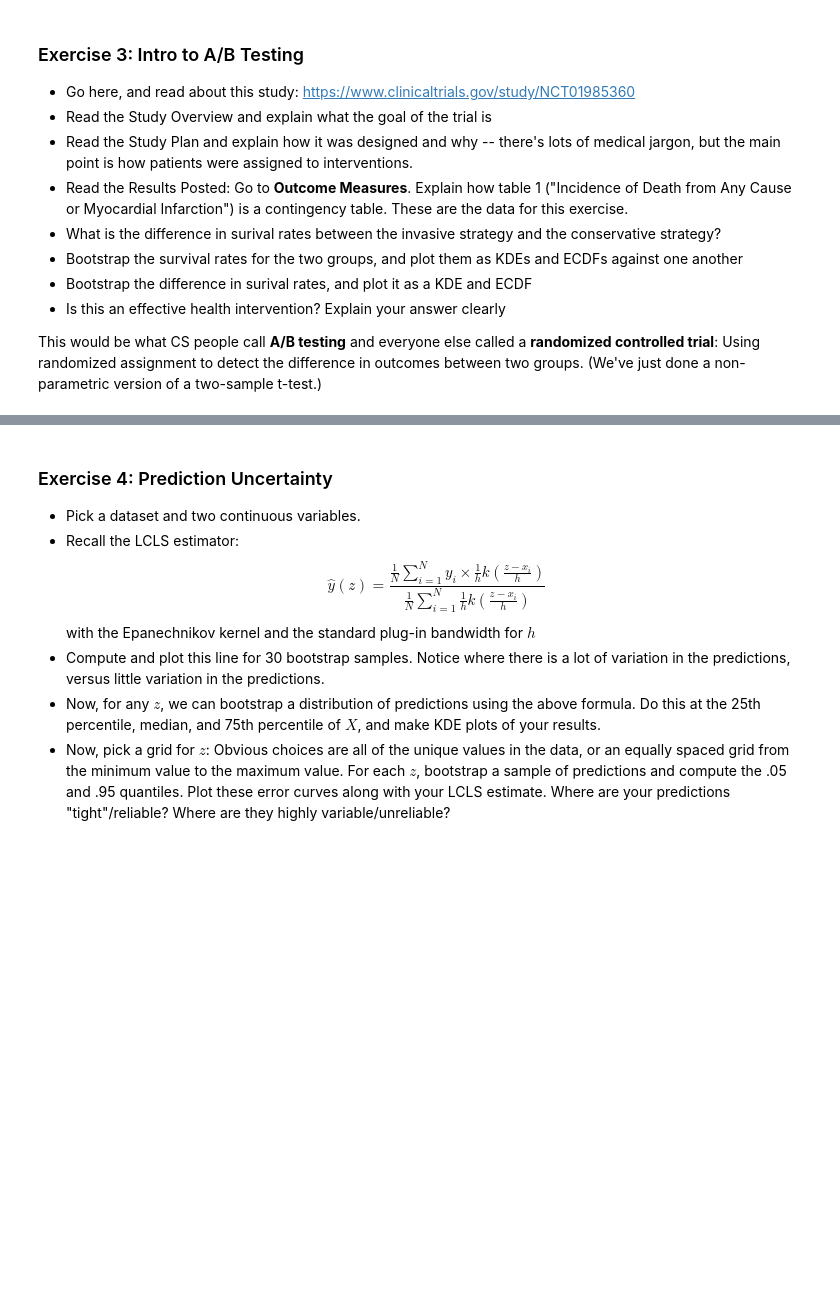
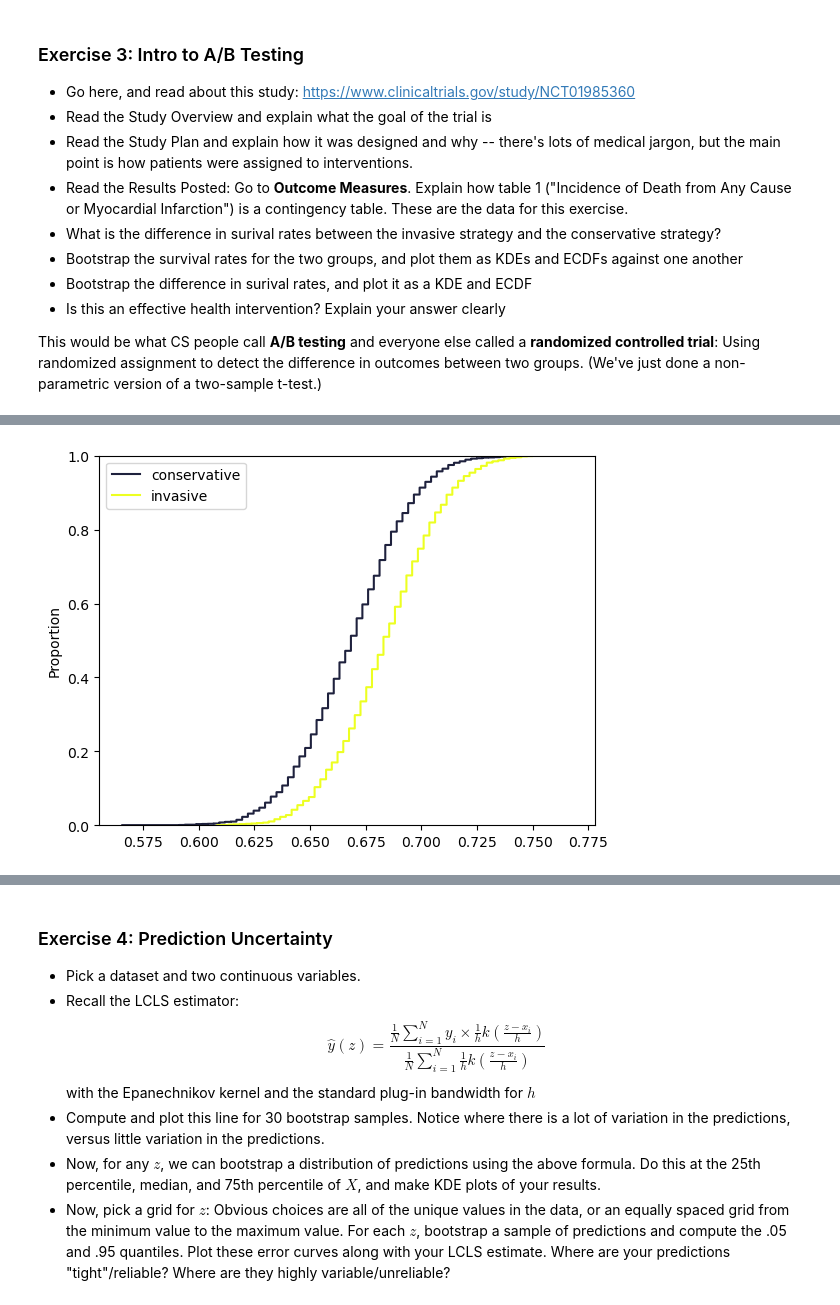
Before and after one commit to crwhittington/DS5030_assignment1, a Jupyter notebook: assignment1/assignment_4.ipynb, the cells around one changed output, grey strips where cells are left out. Cells and saved outputs as stored; diff of their text form; code cells hidden in the pictures; blank space fills up the shorter version.

```diff
--- a/assignment1/assignment_4.ipynb
+++ b/assignment1/assignment_4.ipynb
@@ -87,0 +132,9 @@ This would be what CS people call **A/B testing** and everyone else called a **r
+# %%
+# ecdf plot
+
+sns.ecdfplot(conservative_bs, label="conservative", color = "#1E213D")
+sns.ecdfplot(invasive_bs, label="invasive", color= '#EDFF21')
+plt.legend()
+plt.show()
+# %% [output]
+[figure, added]
```
Also changed, not shown: parts of 5 cells of this notebook.
